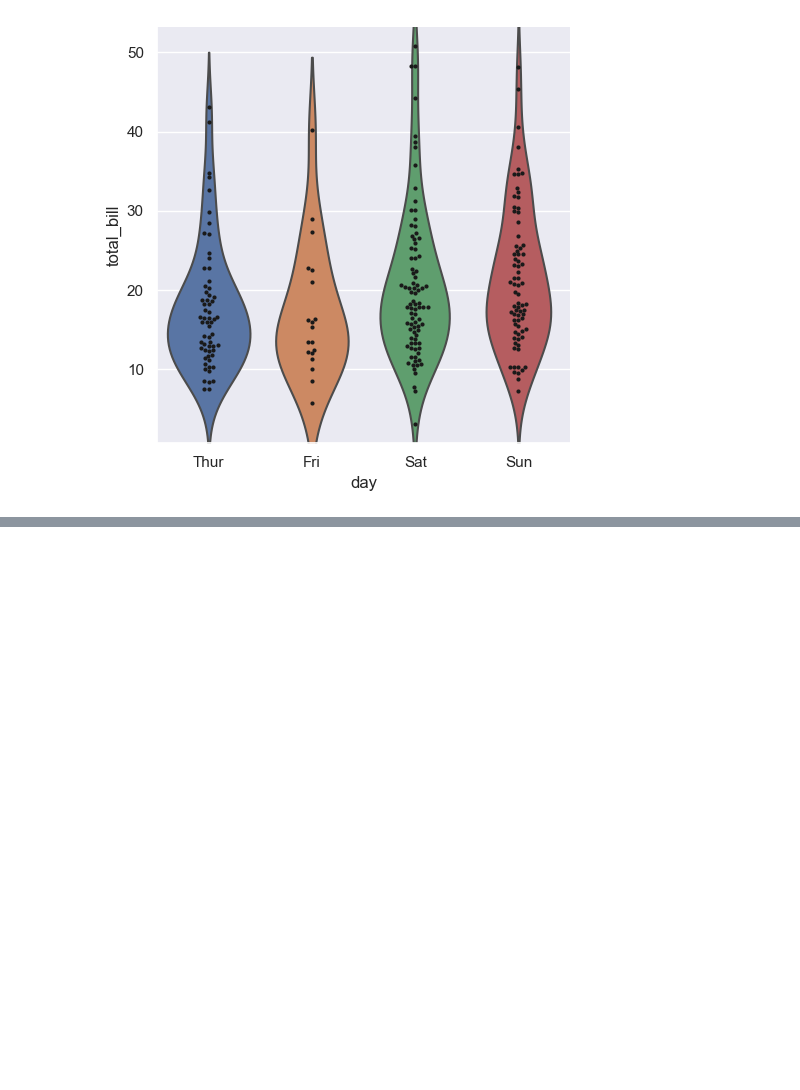
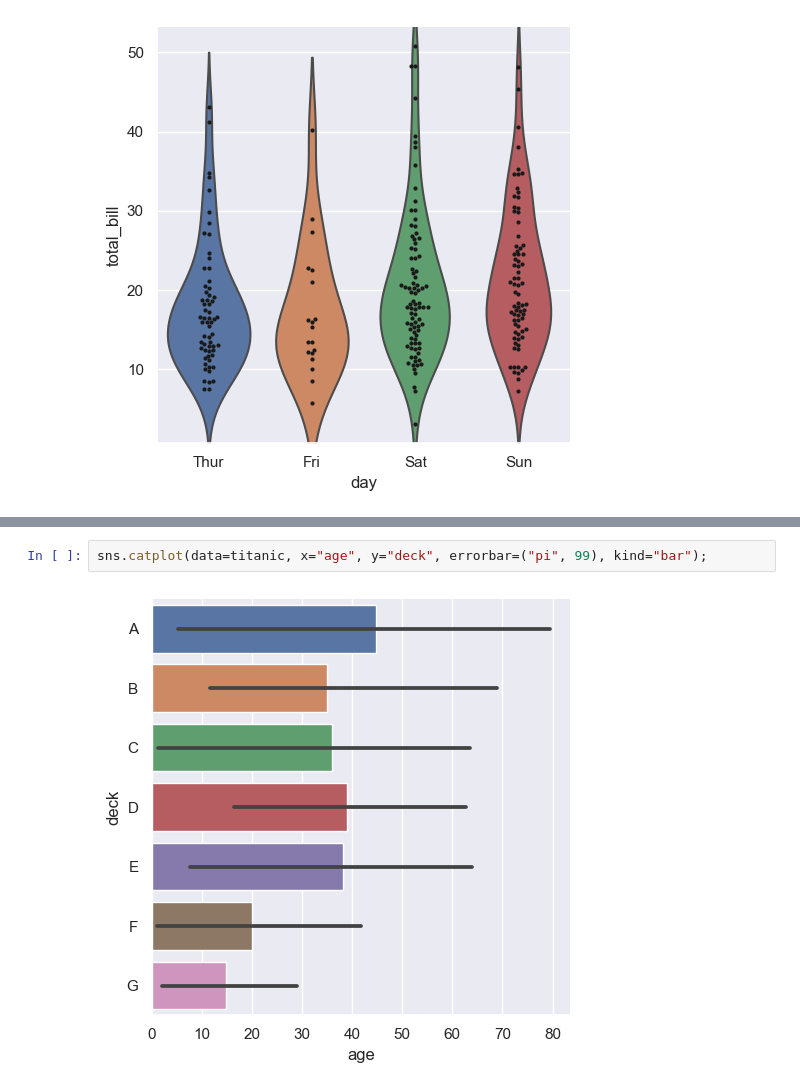
Before and after one commit to kinghy00/Seaborn-Tutorial, a Jupyter notebook: Visualizing_categorical_data.ipynb, the cells around one changed output, grey strips where cells are left out. Cells and saved outputs as stored; diff of their text form; blank space fills up the shorter version.

```diff
--- a/Visualizing_categorical_data.ipynb
+++ b/Visualizing_categorical_data.ipynb
@@ -209,0 +233,4 @@ sns.swarmplot(data=tips, x="day", y="total_bill", color="k", size=3, ax=g.ax);
+# %%
+sns.catplot(data=titanic, x="age", y="deck", errorbar=("pi", 99), kind="bar");
+# %% [output]
+[figure, added]
```
Also changed, not shown: parts of 22 cells of this notebook.
